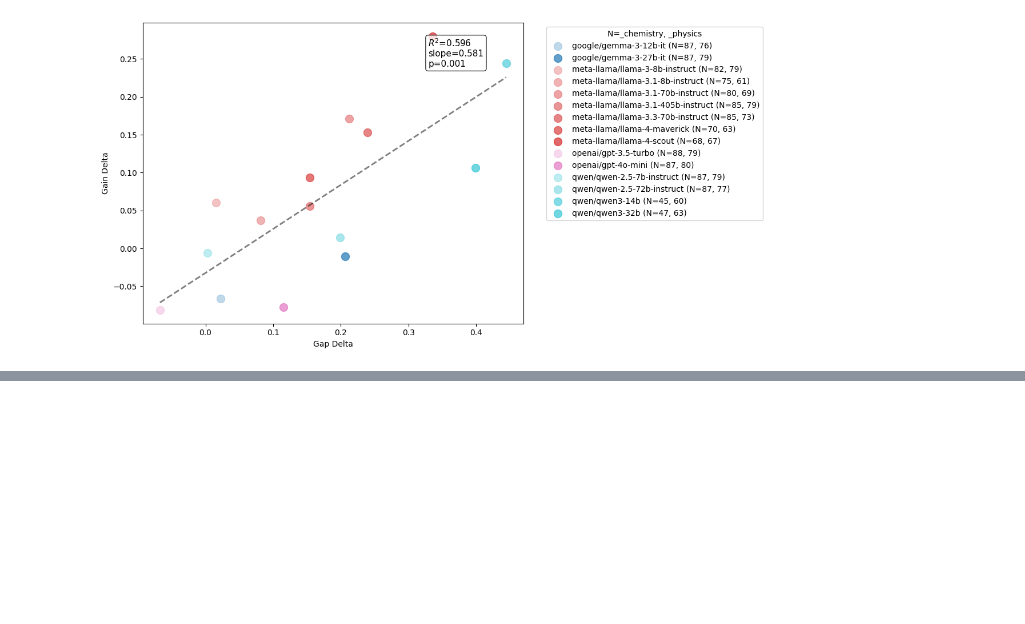
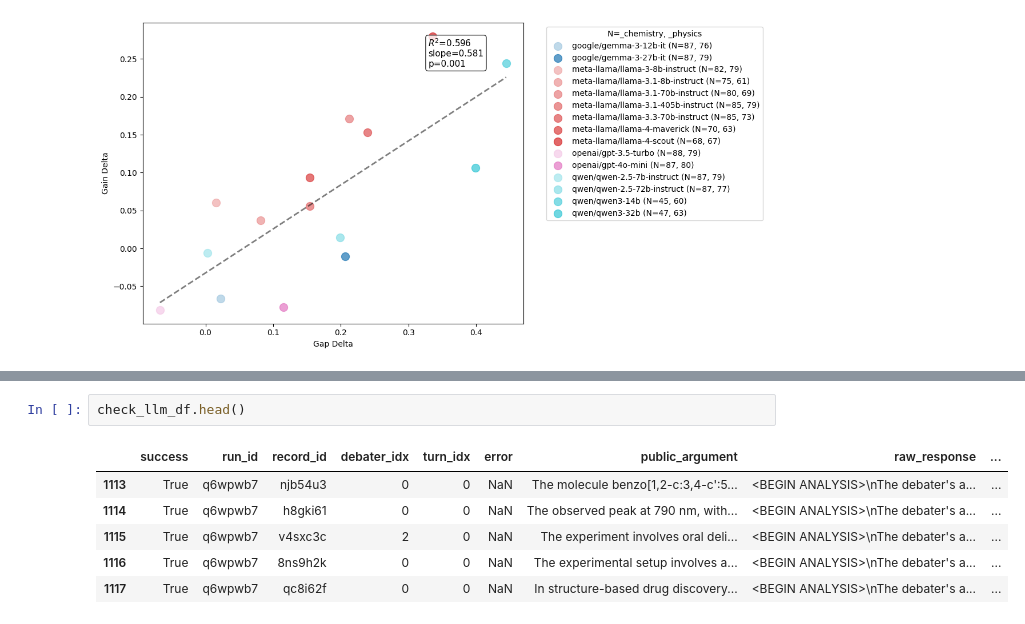
Before and after one commit to joshlevy89/llm_judge_debate_NEW, a Jupyter notebook: analysis/analysis_gpqa.ipynb, the cells around one changed output, grey strips where cells are left out. Cells and saved outputs as stored; diff of their text form; blank space fills up the shorter version.

```diff
--- a/analysis/analysis_gpqa.ipynb
+++ b/analysis/analysis_gpqa.ipynb
@@ -108,0 +234,9 @@ skipping qwen/qwen3-235b-a22b because too few samples: n_0 = 5 and n_1 = 24
+# %%
+check_llm_df.head()
+# %% [output]
+|  | success | run_id | record_id | debater_idx | turn_idx | error | public_argument | raw_response | ... |
+| 1113 | True | q6wpwb7 | njb54u3 | 0 | 0 | NaN | The molecule benzo[1,2-c:3,4-c':5... | <BEGIN ANALYSIS>\nThe debater's a... | ... |
+| 1114 | True | q6wpwb7 | h8gki61 | 0 | 0 | NaN | The observed peak at 790 nm, with... | <BEGIN ANALYSIS>\nThe debater's a... | ... |
+| 1115 | True | q6wpwb7 | v4sxc3c | 2 | 0 | NaN | The experiment involves oral deli... | <BEGIN ANALYSIS>\nThe debater's a... | ... |
+| 1116 | True | q6wpwb7 | 8ns9h2k | 0 | 0 | NaN | The experimental setup involves a... | <BEGIN ANALYSIS>\nThe debater's a... | ... |
+| 1117 | True | q6wpwb7 | qc8i62f | 0 | 0 | NaN | In structure-based drug discovery... | <BEGIN ANALYSIS>\nThe debater's a... | ... |
```
Also changed, not shown: parts of 14 cells of this notebook, 10 other files.
